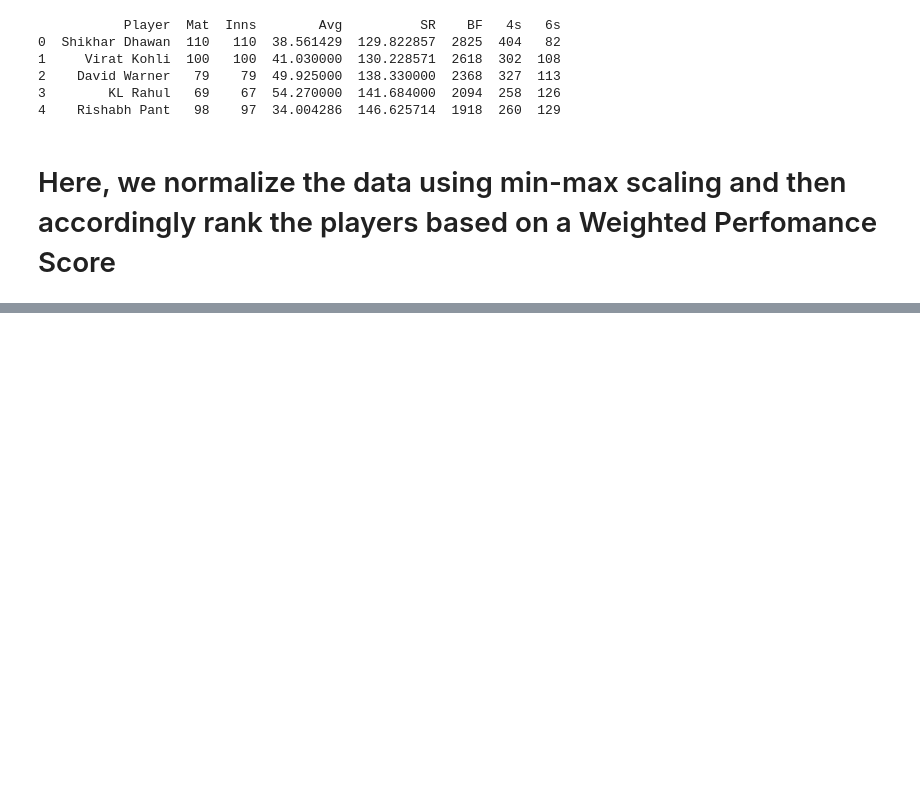
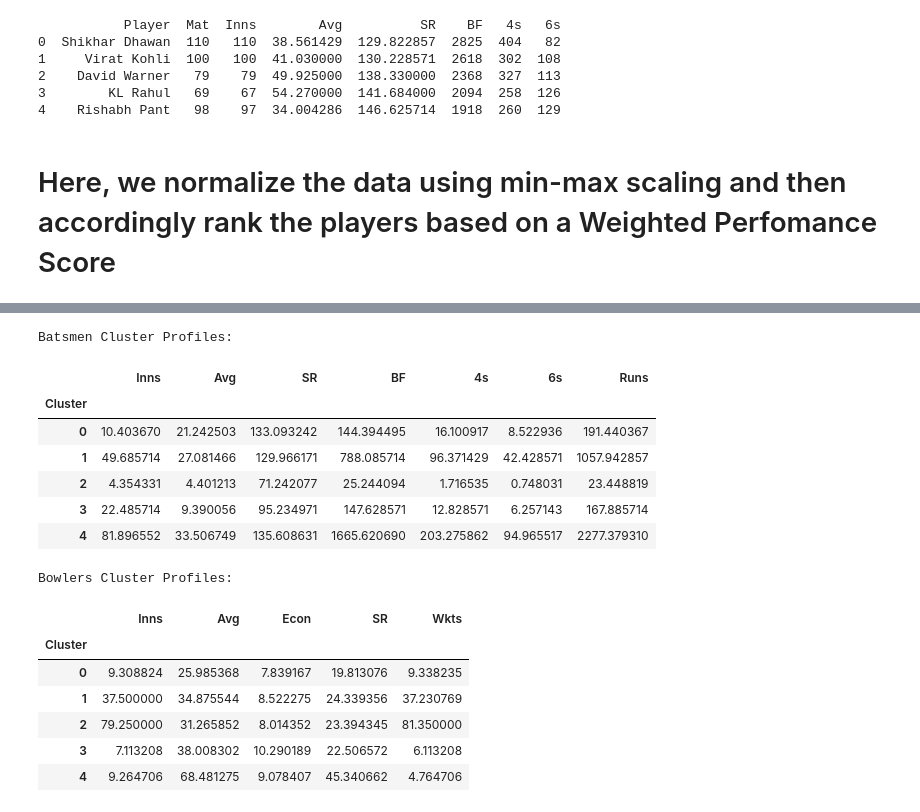
Before and after one commit to nsumesh/IPLPlayersClustering, a Jupyter notebook: iplplayersclusteing.ipynb, the cells around one changed output, grey strips where cells are left out. Cells and saved outputs as stored; diff of their text form; code cells hidden in the pictures; blank space fills up the shorter version.

```diff
--- a/iplplayersclusteing.ipynb
+++ b/iplplayersclusteing.ipynb
@@ -141,0 +120,25 @@ Top 3 Tiers for Batsmen:
+# %%
+batsman_cluster_profile = ipl_batsman_stats_data.groupby('Cluster')[advanced_features_batting[1:]].mean()
+print("Batsmen Cluster Profiles:")
+display(batsman_cluster_profile)
+
+bowler_cluster_profile = ipl_bowler_stats_data.groupby('Cluster')[advanced_features_bowling[1:]].mean()
+print("Bowlers Cluster Profiles:")
+display(bowler_cluster_profile)
+# %% [output]
+Batsmen Cluster Profiles:
+|  | Inns | Avg | SR | BF | 4s | 6s | Runs |
+| Cluster |  |  |  |  |  |  |  |
+| 0 | 10.403670 | 21.242503 | 133.093242 | 144.394495 | 16.100917 | 8.522936 | 191.440367 |
+| 1 | 49.685714 | 27.081466 | 129.966171 | 788.085714 | 96.371429 | 42.428571 | 1057.942857 |
+| 2 | 4.354331 | 4.401213 | 71.242077 | 25.244094 | 1.716535 | 0.748031 | 23.448819 |
+| 3 | 22.485714 | 9.390056 | 95.234971 | 147.628571 | 12.828571 | 6.257143 | 167.885714 |
+| 4 | 81.896552 | 33.506749 | 135.608631 | 1665.620690 | 203.275862 | 94.965517 | 2277.379310 |
+Bowlers Cluster Profiles:
+|  | Inns | Avg | Econ | SR | Wkts |
+| Cluster |  |  |  |  |  |
+| 0 | 9.308824 | 25.985368 | 7.839167 | 19.813076 | 9.338235 |
+| 1 | 37.500000 | 34.875544 | 8.522275 | 24.339356 | 37.230769 |
+| 2 | 79.250000 | 31.265852 | 8.014352 | 23.394345 | 81.350000 |
+| 3 | 7.113208 | 38.008302 | 10.290189 | 22.506572 | 6.113208 |
+| 4 | 9.264706 | 68.481275 | 9.078407 | 45.340662 | 4.764706 |
```
Also changed, not shown: parts of 6 cells of this notebook.
